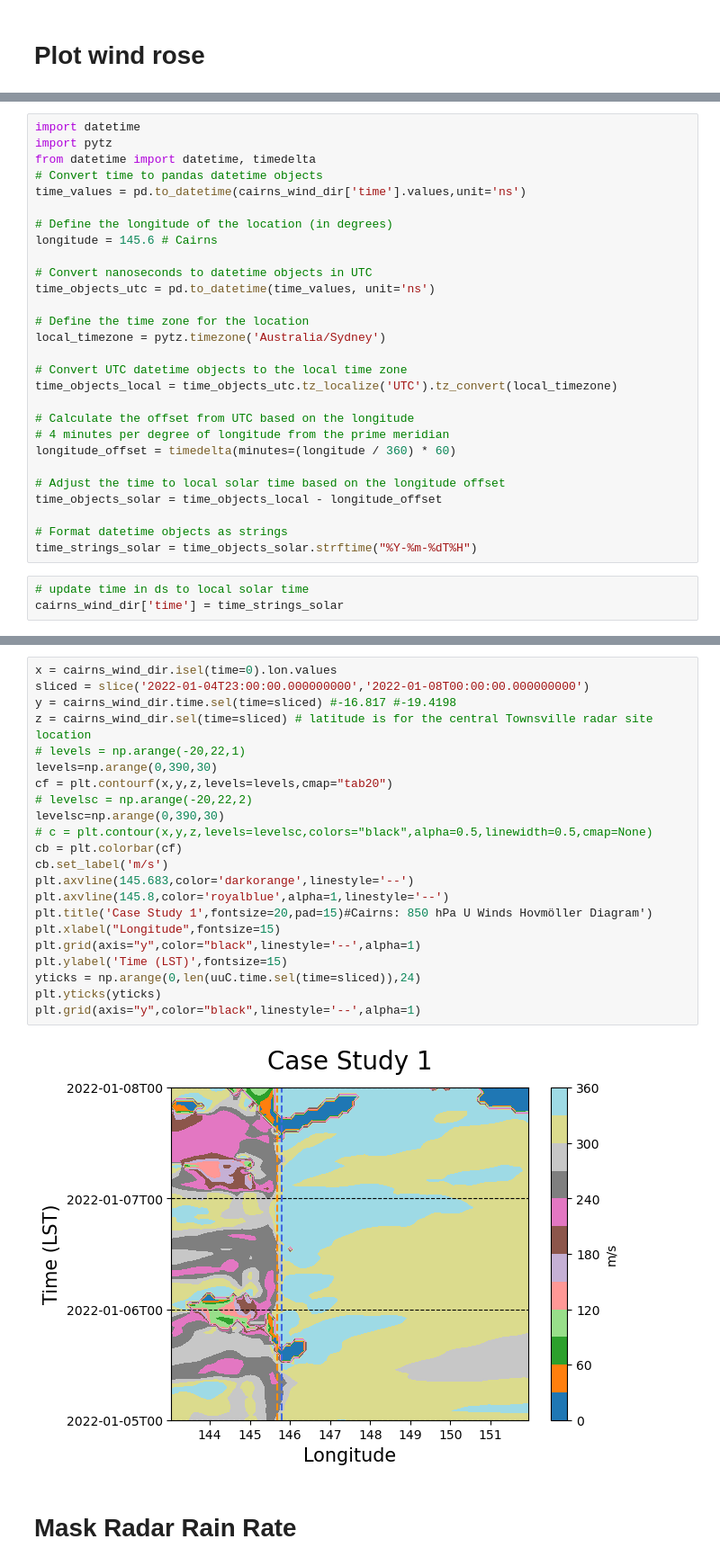
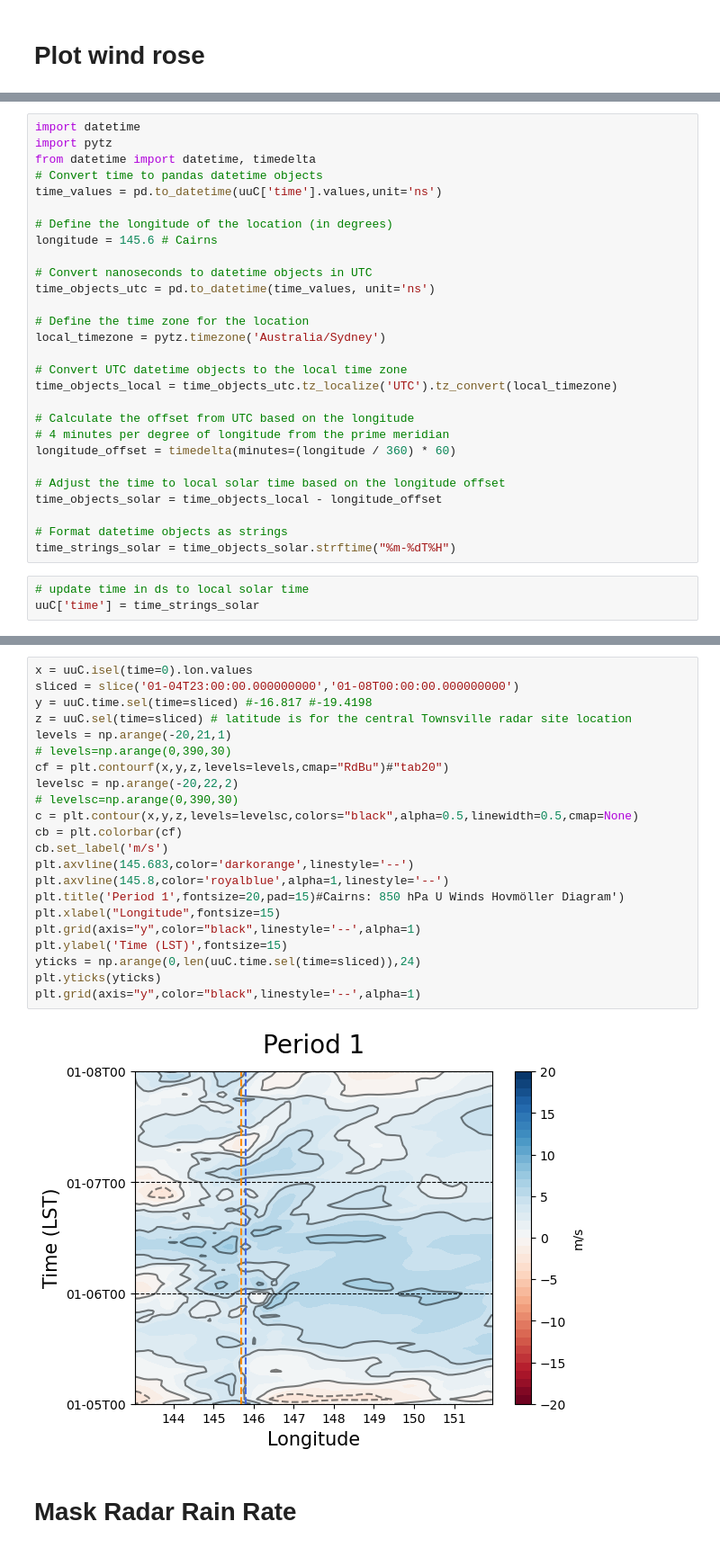
Before and after one commit to alanah-chapman/diurnal-cylces-of-clouds-and-rainfall-over-NE-QLD-during-CBS, a Jupyter notebook: BA-RA_precip-rose.ipynb, the cells around one changed output, grey strips where cells are left out. Shown at 90% size. Cells and saved outputs as stored; diff of their text form.

Commit message:
new notebook for wenhui case study radar hovmoller

```diff
--- a/BA-RA_precip-rose.ipynb
+++ b/BA-RA_precip-rose.ipynb
@@ -410,7 +410,7 @@ import datetime
 import pytz
 from datetime import datetime, timedelta
 # Convert time to pandas datetime objects
-time_values = pd.to_datetime(cairns_wind_dir['time'].values,unit='ns')
+time_values = pd.to_datetime(uuC['time'].values,unit='ns')
 
 # Define the longitude of the location (in degrees)
 longitude = 145.6 # Cairns
@@ -432,7 +432,7 @@ longitude_offset = timedelta(minutes=(longitude / 360) * 60)
 time_objects_solar = time_objects_local - longitude_offset
 
 # Format datetime objects as strings
-time_strings_solar = time_objects_solar.strftime("%Y-%m-%dT%H")
+time_strings_solar = time_objects_solar.strftime("%m-%dT%H")
 # %%
 # update time in ds to local solar time
-cairns_wind_dir['time'] = time_strings_solar
+uuC['time'] = time_strings_solar
@@ -439,27 +469,27 @@ cairns_wind_dir['time'] = time_strings_solar
 # %%
-x = cairns_wind_dir.isel(time=0).lon.values
-sliced = slice('2022-01-04T23:00:00.000000000','2022-01-08T00:00:00.000000000')
-y = cairns_wind_dir.time.sel(time=sliced) #-16.817 #-19.4198
-z = cairns_wind_dir.sel(time=sliced) # latitude is for the central Townsville radar site location
-# levels = np.arange(-20,22,1)
-levels=np.arange(0,390,30)
-cf = plt.contourf(x,y,z,levels=levels,cmap="tab20")
-# levelsc = np.arange(-20,22,2)
-levelsc=np.arange(0,390,30)
-# c = plt.contour(x,y,z,levels=levelsc,colors="black",alpha=0.5,linewidth=0.5,cmap=None)
+x = uuC.isel(time=0).lon.values
+sliced = slice('01-04T23:00:00.000000000','01-08T00:00:00.000000000')
+y = uuC.time.sel(time=sliced) #-16.817 #-19.4198
+z = uuC.sel(time=sliced) # latitude is for the central Townsville radar site location
+levels = np.arange(-20,21,1)
+# levels=np.arange(0,390,30)
+cf = plt.contourf(x,y,z,levels=levels,cmap="RdBu")#"tab20")
+levelsc = np.arange(-20,22,2)
+# levelsc=np.arange(0,390,30)
+c = plt.contour(x,y,z,levels=levelsc,colors="black",alpha=0.5,linewidth=0.5,cmap=None)
 cb = plt.colorbar(cf)
 cb.set_label('m/s')
 plt.axvline(145.683,color='darkorange',linestyle='--')
 plt.axvline(145.8,color='royalblue',alpha=1,linestyle='--')
-plt.title('Case Study 1',fontsize=20,pad=15)#Cairns: 850 hPa U Winds Hovmöller Diagram')
+plt.title('Period 1',fontsize=20,pad=15)#Cairns: 850 hPa U Winds Hovmöller Diagram')
 plt.xlabel("Longitude",fontsize=15)
 plt.grid(axis="y",color="black",linestyle='--',alpha=1)
 plt.ylabel('Time (LST)',fontsize=15)
 yticks = np.arange(0,len(uuC.time.sel(time=sliced)),24)
 plt.yticks(yticks)
 plt.grid(axis="y",color="black",linestyle='--',alpha=1)
 # %% [output]
-[figure, old version]
+[figure, new version]
 # %% [markdown]
 # Mask Radar Rain Rate
 # %%
```
Also changed, not shown: parts of 3 cells of this notebook, 4 other files.
